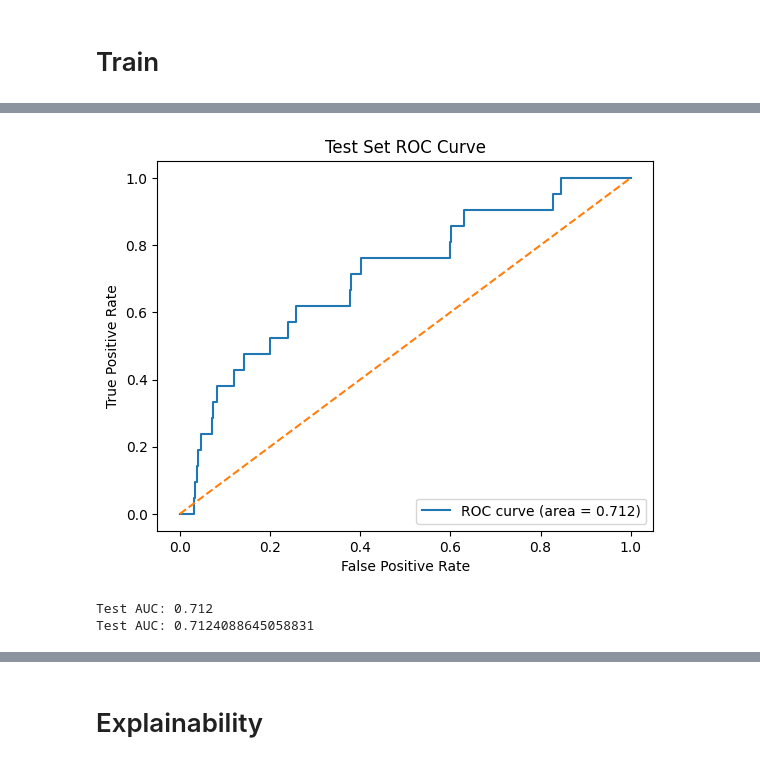
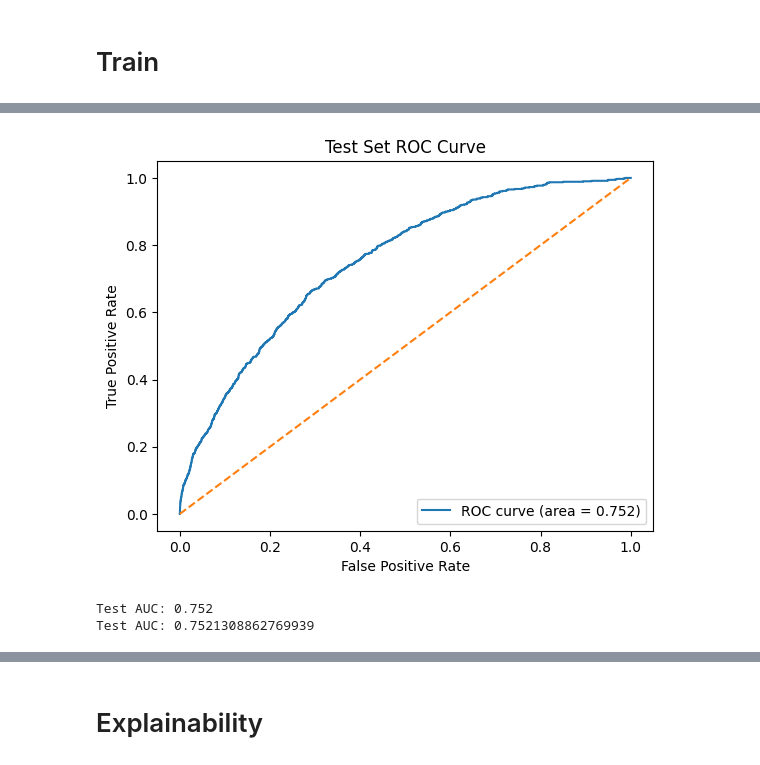
Before and after one commit to Efithor/riichi-dendrology, a Jupyter notebook: train_test.ipynb, the cells around one changed output, grey strips where cells are left out. Cells and saved outputs as stored; diff of their text form; code cells hidden in the pictures.

```diff
--- a/train_test.ipynb
+++ b/train_test.ipynb
@@ -244,7 +270,7 @@ load.shape
 # %% [output]
 (210550, 2)
 # %%
-df = load.iloc[:10000].reset_index(drop=True)
+df = load.copy()
 # %%
 train, test = train_test_split(df, test_size=0.2)
 
@@ -260,9 +290,24 @@ train_dataset = SequenceDataset(train)
 val_dataset = SequenceDataset(val)
 test_dataset =  SequenceDataset(test)
 # %%
-train_loader = DataLoader(train_dataset, batch_size=2, shuffle=True, collate_fn=collate_fn)
-val_loader = DataLoader(val_dataset, batch_size=2, shuffle=False, collate_fn=collate_fn)
-test_loader = DataLoader(test_dataset, batch_size=2, shuffle=False, collate_fn=collate_fn)
+train_loader = DataLoader(train_dataset,
+                          batch_size=8192,
+                          shuffle=True,
+                          collate_fn=collate_fn,
+                          num_workers=8,
+                          pin_memory=True)
+
+val_loader = DataLoader(val_dataset,
+                        batch_size=8192,
+                        shuffle=False,
+                        collate_fn=collate_fn,
+                        num_workers=8,
+                        pin_memory=True)
+
+test_loader = DataLoader(test_dataset,
+                         batch_size=512,
+                         shuffle=False,
+                         collate_fn=collate_fn)
 # %%
 vocab_size = 35
 # %%
@@ -272,10 +317,10 @@ model = TransformerBinaryClassifier(
     vocab_size=vocab_size,
     embed_dim=32,
     num_heads=2,
-    num_layers=2,
+    num_layers=10,
     ff_dim=64,
     dropout=0.1
 )
 # %%
-train_model(model, train_loader, val_loader, num_epochs=5, lr=1e-3, device=device)
+train_model(model, train_loader, val_loader, num_epochs=30, lr=1e-3, device=device)
 # %% [output]
@@ -287,8 +344,8 @@ Epoch [5/5] Train Loss: 0.0814, Train Acc: 0.9840, Val Loss: 0.0979, Val Acc: 0.
 # %%
 model.to(device)
-test_auc = evaluate_on_test_set(model, test_loader, device=device)
+test_auc, labels, probs = evaluate_on_test_set(model, test_loader, device=device)
 print("Test AUC:", test_auc)
 # %% [output]
-[figure, old version]
+[figure, new version]
-Test AUC: 0.712
-Test AUC: 0.7124088645058831
+Test AUC: 0.752
+Test AUC: 0.7521308862769939
```
Also changed, not shown: parts of 26 cells of this notebook, 5 other files.
